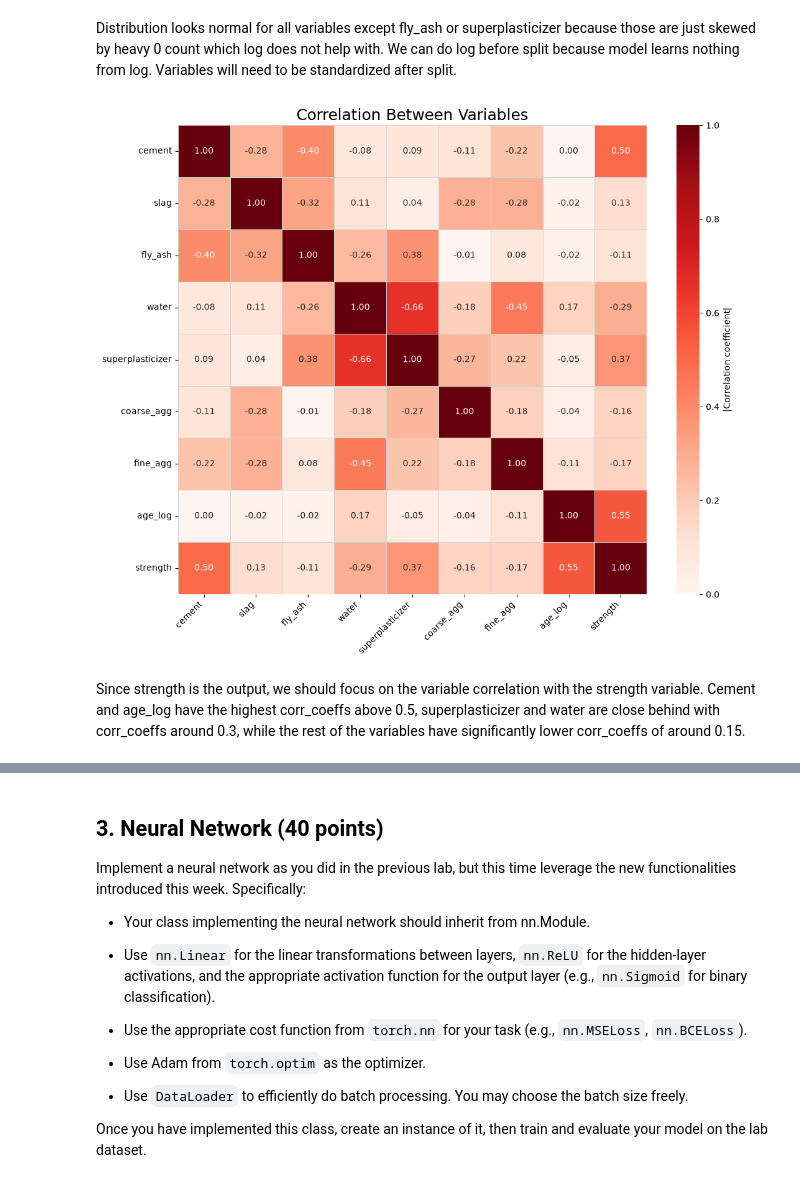
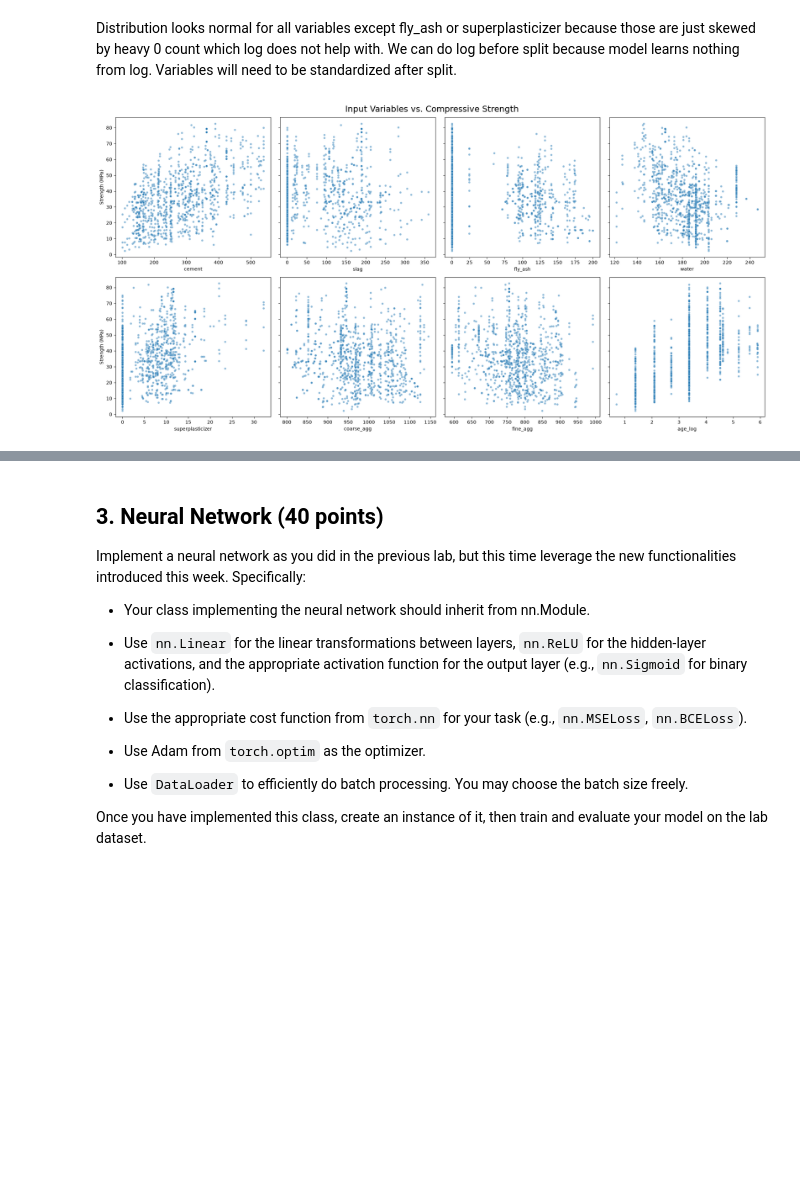
Before and after one commit to MaxGuryan9/Neural-Networks-Real-Data-DS4021, a Jupyter notebook: 05-neural-networks-real-data.ipynb, the cells around one changed output, grey strips where cells are left out. Cells and saved outputs as stored; diff of their text form; code cells hidden in the pictures; blank space fills up the shorter version.

```diff
--- a/05-neural-networks-real-data.ipynb
+++ b/05-neural-networks-real-data.ipynb
@@ -180,20 +177,19 @@ plt.show()
 [figure]
 # %% [markdown]
 Distribution looks normal for all variables except fly_ash or superplasticizer because those are just skewed by heavy 0 count which log does not help with. We can do log before split because model learns nothing from log. Variables will need to be standardized after split.
-# %%
-corr = df_clean_log.corr()
-labels = [c.split("(")[0].strip() for c in corr.columns]  # shorten long names
-
-fig, ax = plt.subplots(figsize=(11, 9))
-sns.heatmap(corr.abs(), annot=corr, fmt=".2f", cmap="Reds", vmin=0, vmax=1,
-            square=True, linewidths=0.5, linecolor="lightgray",
-            xticklabels=labels, yticklabels=labels,
-            cbar_kws={"label": "|Correlation coefficient|"}, ax=ax)
-ax.set_title("Correlation Between Variables", fontsize=18)
-plt.xticks(rotation=45, ha="right")
-fig.tight_layout()
-plt.show()
-# %% [output]
-[figure, removed]
-# %% [markdown]
-Since strength is the output, we should focus on the variable correlation with the strength variable. Cement and age_log have the highest corr_coeffs above 0.5, superplasticizer and water are close behind with corr_coeffs around 0.3, while the rest of the variables have significantly lower corr_coeffs of around 0.15.
+# %%
+target = "strength"
+inputs = df_clean_log.columns.drop(target)
+
+fig, axes = plt.subplots(2, 4, figsize=(20, 10), sharey=True)
+fig.suptitle("Input Variables vs. Compressive Strength", fontsize=18)
+
+for ax, col in zip(axes.flat, inputs):
+    sns.scatterplot(data=df_clean_log, x=col, y=target, ax=ax, alpha=0.5, s=20)
+    ax.set_xlabel(col)
+    ax.set_ylabel("Strength (MPa)")
+
+fig.tight_layout()
+plt.show()
+# %% [output]
+[figure, added]
```
Also changed, not shown: parts of 5 cells of this notebook.
